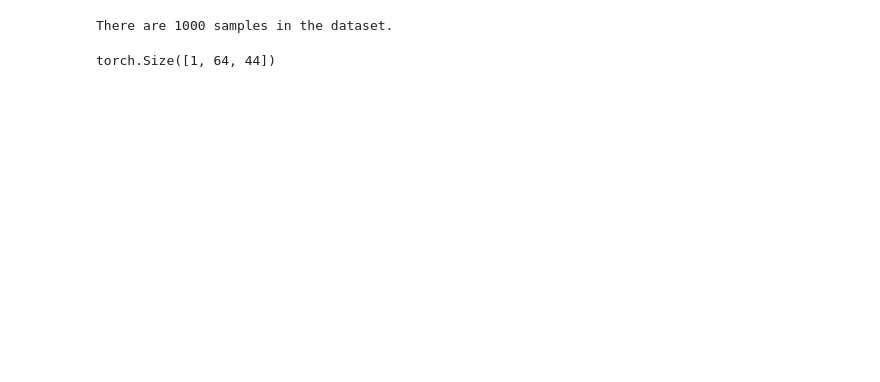
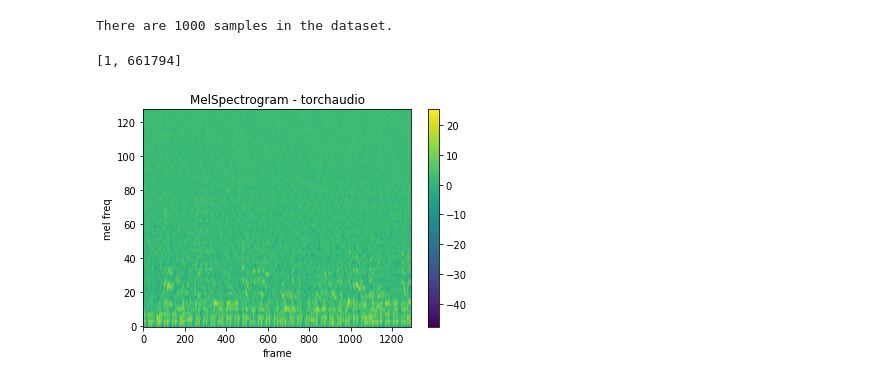
Before and after one commit to vitalex93/Deep-Learning, a Jupyter notebook: Project.ipynb, the cells around one changed output. Drawn from its saved outputs; the diff is of its cells as text; code cells hidden in the pictures; blank space fills up the shorter version.

Commit message:
visual

```diff
--- a/Project.ipynb
+++ b/Project.ipynb
@@ -24,7 +24,19 @@ print(f"There are {len(md)} samples in the dataset.")
 signal, label = md[10]
 # %% [output]
 There are 1000 samples in the dataset.
-# %%
-signal.shape
-# %% [output]
-torch.Size([1, 64, 44])
+# %%
+si, sa = torchaudio.load("/home/vitalex93/Desktop/Data_Science/Deep_Learning/DLproject/Data/genres_original/blues/blues.00001.wav")
+si.shape
+
+g = torch.randn(1, 661794)
+si = si + (0.1**0.5)*torch.randn(1, 661794)
+si
+
+list(si.shape)
+#torch.mean(si)
+# %% [output]
+[1, 661794]
+# %%
+plot_mel(si, sa)
+# %% [output]
+[figure, added]
```
Also changed, not shown: parts of 2 cells of this notebook, 1 other file.
